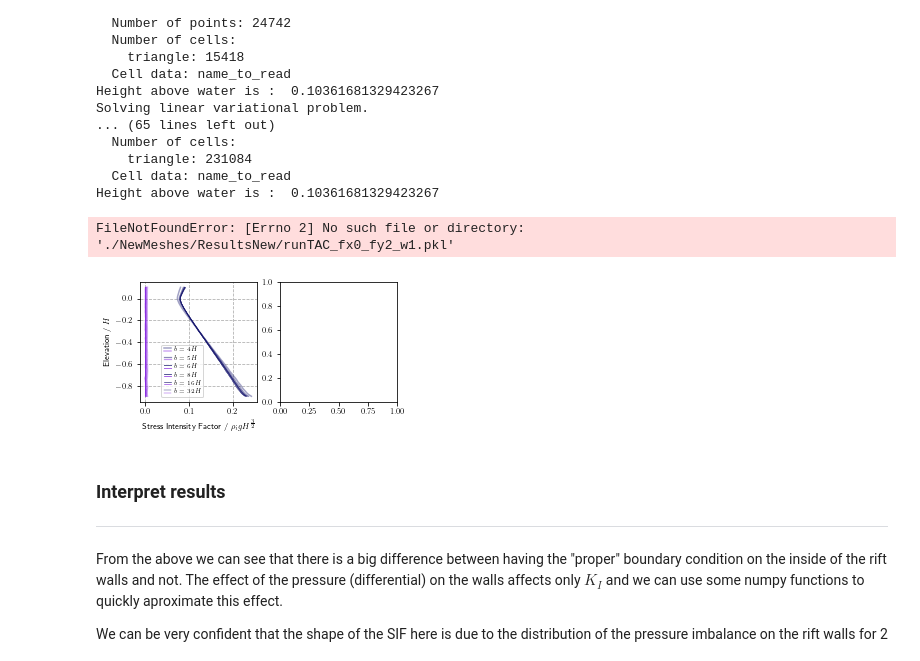
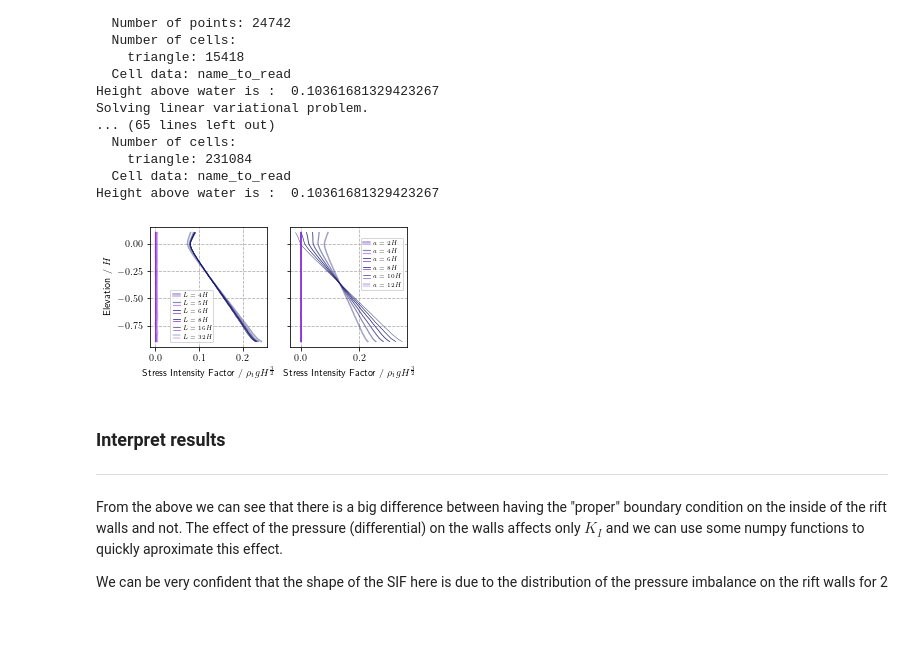
Before and after one commit to mforb/2Dv3D_rift_FEniCS, a Jupyter notebook: MF_3D_2D_paper.ipynb, the cells around one changed output. Drawn from its saved outputs; the diff is of its cells as text; code cells hidden in the pictures; blank space fills up the shorter version.

```diff
--- a/MF_3D_2D_paper.ipynb
+++ b/MF_3D_2D_paper.ipynb
@@ -2452,16 +2452,16 @@ ax.plot( K2_3D6, z6, color='blueviolet', linewidth=0.2, alpha=1, linestyle='-',
 ax.set_xlabel(r'Stress Intensity Factor / $\rho_igH^{\frac{3}{2}}$', labelpad=4)
 ax.set_ylabel(r'Elevation / $H$', labelpad=4)
 ax.legend([("midnightblue","blueviolet",1.5,0.4), ("midnightblue","blueviolet",1.2,0.5),("midnightblue","blueviolet",1,0.7),("midnightblue","blueviolet",0.8,0.9),("midnightblue","blueviolet",0.6,1),("midnightblue","blueviolet",0.4,1)],
-           [r'$b = 4H$', r'$b = 5H$',r'$b = 6H$',r'$b = 8H$',r'$b = 16H$',r'$b = 32H$'],
+           [r'$L = 4H$', r'$L = 5H$',r'$L = 6H$',r'$L = 8H$',r'$L = 16H$',r'$L = 32H$'],
            handler_map={tuple: AnyObjectHandler()},prop = { "size": 6 }, handletextpad = -0.3,
-           bbox_to_anchor=(0.16, 0.5) )
+           bbox_to_anchor=(0.15, 0.5) )
            #bbox_to_anchor=(0.525, 1.01) )
 
 ax.grid(visible=True,which='major',axis='both',linestyle='--')
 
 
 # now we want to iterate over both of these side by side
-ndir ='./NewMeshes/ResultsNew/'
+#ndir ='./NewMeshes/ResultsNew/'
 run_name = "runTAC_fx0_fy2_w1"
 with open(ndir+run_name+'.pkl','rb') as file:
     z0,K1_3D0,K2_3D0,K3 = pickle.load(file)
@@ -2500,36 +2500,35 @@ ax.plot( K1_3D4, z4, color='midnightblue', linewidth=0.6, alpha=1, linestyle='-'
 ax.plot( K1_3D5, z5, color='midnightblue', linewidth=0.4, alpha=1, linestyle='-', label='5e-4')
 #ax.plot( K1_3D6, z6, color='midnightblue', linewidth=0.2, alpha=1, linestyle='-', label='5e-4')
 #ax.plot( K1_3D4/1e6, z4, color='darkblue', linewidth=1, alpha=0.8, linestyle='-', label='$K_1$ 0.3m')
 #ax.plot( K1_3D5/1e6, z5, color='darkblue', linewidth=0.6, alpha=1, linestyle='-', label='$K_1$ 0.2m')
 
 ax.plot( K2_3D0, z0, color='blueviolet', linewidth=1.5, alpha=0.4, linestyle='-', label='4e-3')
 ax.plot( K2_3D1, z1, color='blueviolet', linewidth=1.2, alpha=0.5, linestyle='-', label='2e-3')
 ax.plot( K2_3D2, z2, color='blueviolet', linewidth=1, alpha=0.7, linestyle='-', label='1e-3')
 ax.plot( K2_3D3, z3, color='blueviolet', linewidth=0.8, alpha=0.9, linestyle='-', label='5e-4')
 ax.plot( K2_3D4, z4, color='blueviolet', linewidth=0.6, alpha=1, linestyle='-', label='5e-4')
 ax.plot( K2_3D5, z5, color='blueviolet', linewidth=0.4, alpha=1, linestyle='-', label='5e-4')
 #ax.plot( K2_3D6, z6, color='blueviolet', linewidth=0.2, alpha=1, linestyle='-', label='5e-4')
 #ax.plot( K2_3D4/1e6, z4, color='blueviolet', linewidth=1, alpha=0.8, linestyle='-', label='$K_2$ 0.3m')
 #ax.plot( K2_3D5/1e6, z5, color='blueviolet', linewidth=0.6, alpha=1, linestyle='-', label='$K_2$ 0.2m')
    # ax.plot( K1_2D+np.array(K1),zu, color='pink',linewidth=1,linestyle='-', label='K1 2D model')
 
 
     # Add the x and y-axis labelsa
 ax.set_xlabel(r'Stress Intensity Factor / $\rho_igH^{\frac{3}{2}}$', labelpad=4)
 #ax.set_ylabel(r'Elevation / $H$', labelpad=4)
 ax.get_yaxis().set_ticklabels([])
 ax.legend(prop = { "size": 8 })
 ax.legend([("midnightblue","blueviolet",1.5,0.4), ("midnightblue","blueviolet",1.2,0.5),("midnightblue","blueviolet",1,0.7),("midnightblue","blueviolet",0.8,0.9),("midnightblue","blueviolet",0.6,1),("midnightblue","blueviolet",0.4,1)],
            [r'$a = 2H$', r'$a = 4H$',r'$a = 6H$',r'$a = 8H$',r'$a = 10H$',r'$a = 12H$'],
            handler_map={tuple: AnyObjectHandler()},prop = { "size": 6 }, handletextpad = -0.3,
-           bbox_to_anchor=(0.6, 0.45) )
+           bbox_to_anchor=(0.575, 0.45) )
            #bbox_to_anchor=(0.525, 1.01) )
 
 ax.grid(visible=True,which='major',axis='both',linestyle='--')
 plt.savefig('shapes_sens.png',dpi=300,bbox_inches = "tight")
 # %% [output]
-FileNotFoundError: [Errno 2] No such file or directory: './NewMeshes/ResultsNew/runTAC_fx0_fy2_w1.pkl'
-[figure, old version]
+[figure, new version]
 # %% [markdown]
 ### Interpret results
 ***
```
Also changed, not shown: 2 other files.
